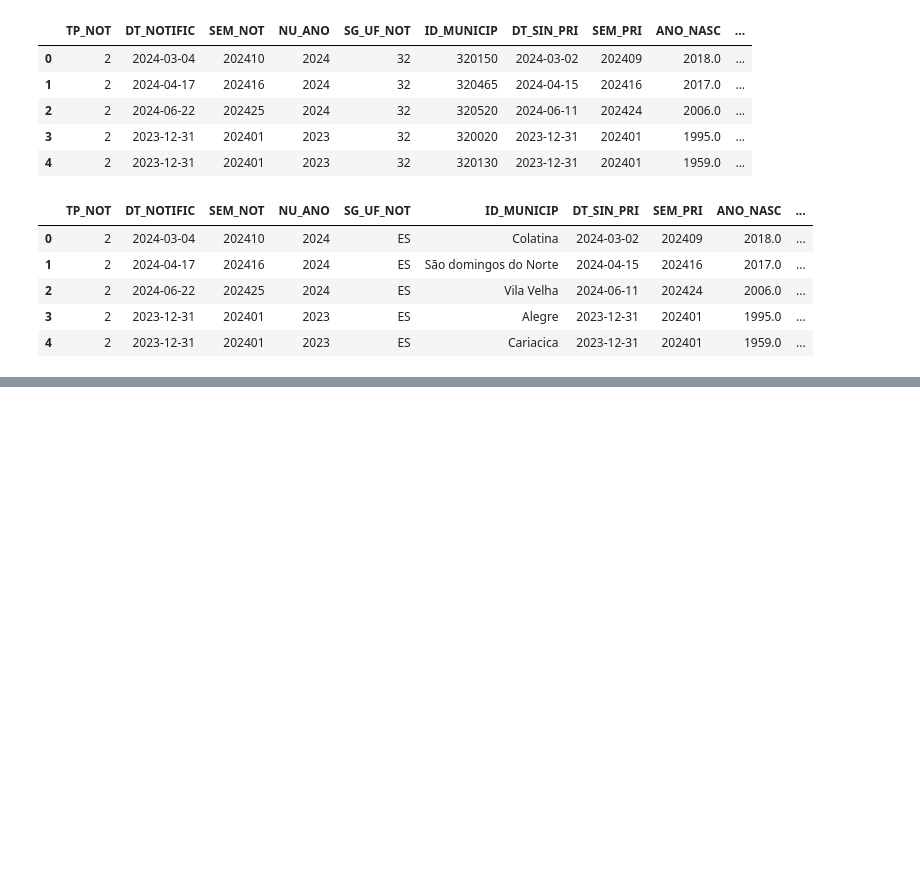
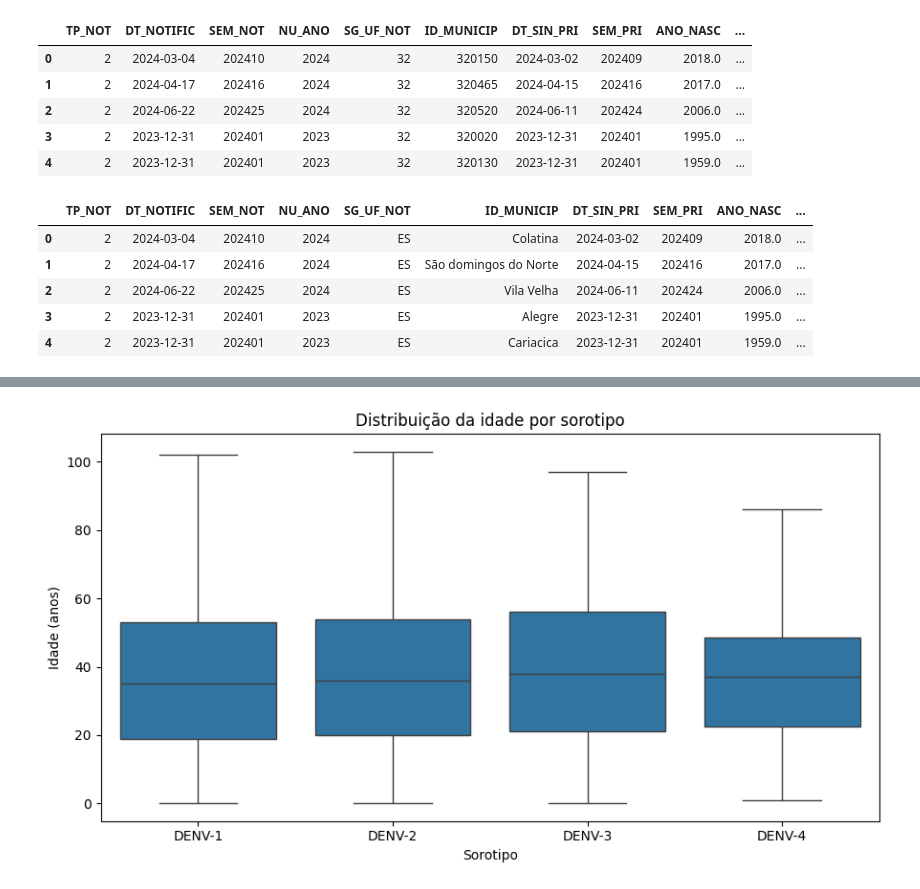
Before and after one commit to LeandroRodriguesCarneiro/pos_graduacao_analise_preparacao_dados, a Jupyter notebook: main.ipynb, the cells around one changed output, grey strips where cells are left out. Drawn from its saved outputs; the diff is of its cells as text; code cells hidden in the pictures; blank space fills up the shorter version.

```diff
--- a/main.ipynb
+++ b/main.ipynb
@@ -253,0 +382,82 @@ df_modelo.groupBy("gravidade").count().show()
+# %%
+# Definição dos sorotipos
+nomes_sorotipos = {
+    0: "DENV-1",
+    1: "DENV-2",
+    2: "DENV-3",
+    3: "DENV-4"
+}
+
+# IDADE
+idade_valida = dados.filter(
+    (F.col("IDADE_ANOS") >= 0) &
+    (F.col("IDADE_ANOS") <= 120)
+)
+
+resumo_idade = (
+    idade_valida
+    .groupBy("label")
+    .agg(
+        F.count("*").alias("N"),
+        F.mean("IDADE_ANOS").alias("Media"),
+        F.stddev("IDADE_ANOS").alias("DP"),
+        F.expr(
+            "percentile_approx(IDADE_ANOS, 0.25)"
+        ).alias("Q1"),
+        F.expr(
+            "percentile_approx(IDADE_ANOS, 0.5)"
+        ).alias("Mediana"),
+        F.expr(
+            "percentile_approx(IDADE_ANOS, 0.75)"
+        ).alias("Q3")
+    )
+    .orderBy("label")
+    .toPandas()
+)
+
+resumo_idade["Sorotipo"] = (
+    resumo_idade["label"].astype(int)
+    .map(nomes_sorotipos)
+)
+
+display(resumo_idade.round(2))
+
+
+contagens = {
+    int(r["label"]): r["count"]
+    for r in idade_valida.groupBy("label")
+    .count().collect()
+}
+
+fracoes = {
+    float(k): min(1.0, 5000 / n)
+    for k, n in contagens.items()
+}
+
+amostra = (
+    idade_valida
+    .sampleBy("label", fracoes, seed=42)
+    .select("label", "IDADE_ANOS")
+    .toPandas()
+)
+
+amostra["Sorotipo"] = (
+    amostra["label"].astype(int)
+    .map(nomes_sorotipos)
+)
+
+plt.figure(figsize=(9, 5))
+
+sns.boxplot(
+    data=amostra,
+    x="Sorotipo",
+    y="IDADE_ANOS",
+    showfliers=False
+)
+
+plt.ylabel("Idade (anos)")
+plt.xlabel("Sorotipo")
+plt.title("Distribuição da idade por sorotipo")
+plt.tight_layout()
+plt.show()
+# %% [output]
@@ -253,0 +469 @@ df_modelo.groupBy("gravidade").count().show()
+[figure, added]
```
Also changed, not shown: parts of 33 cells of this notebook.
